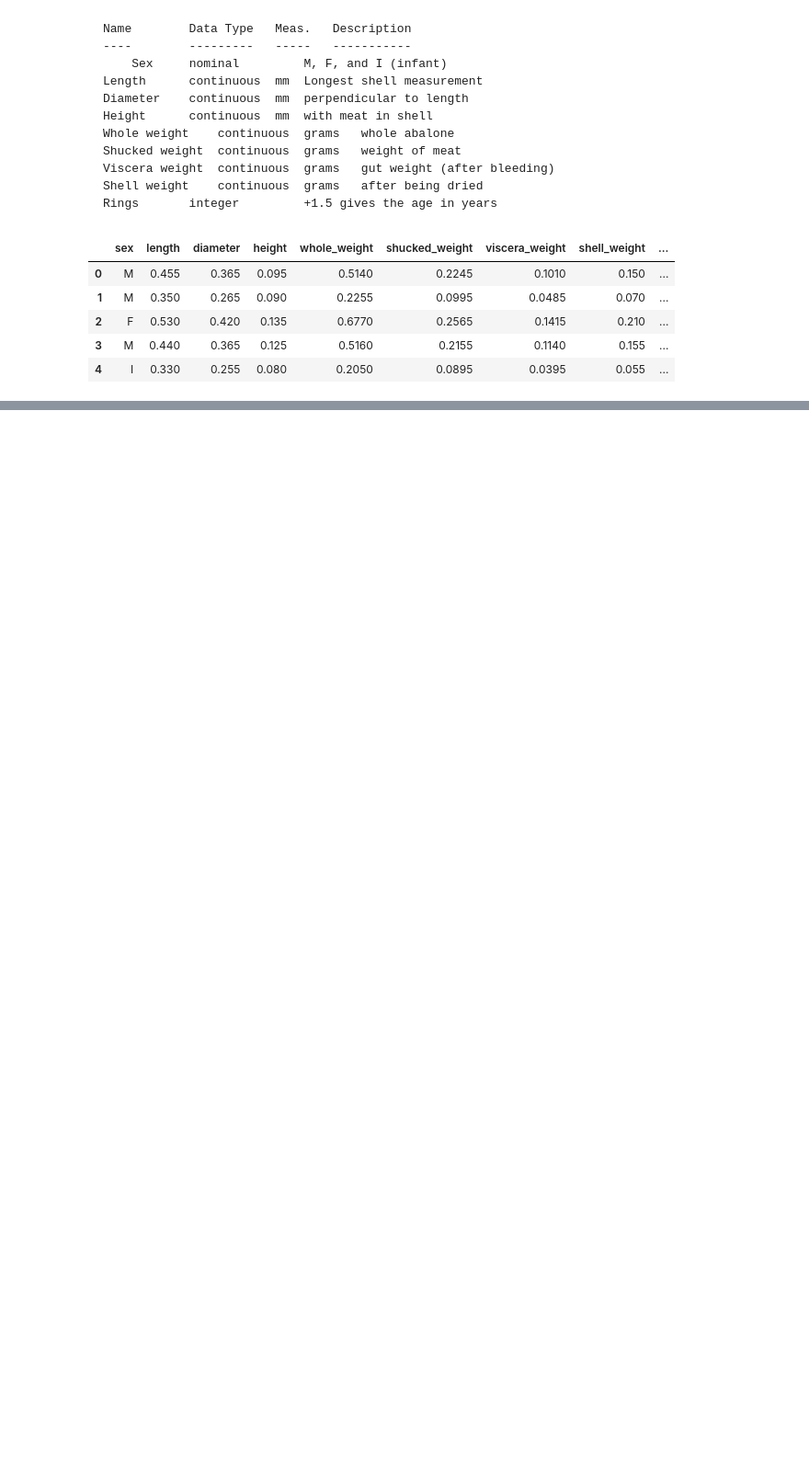
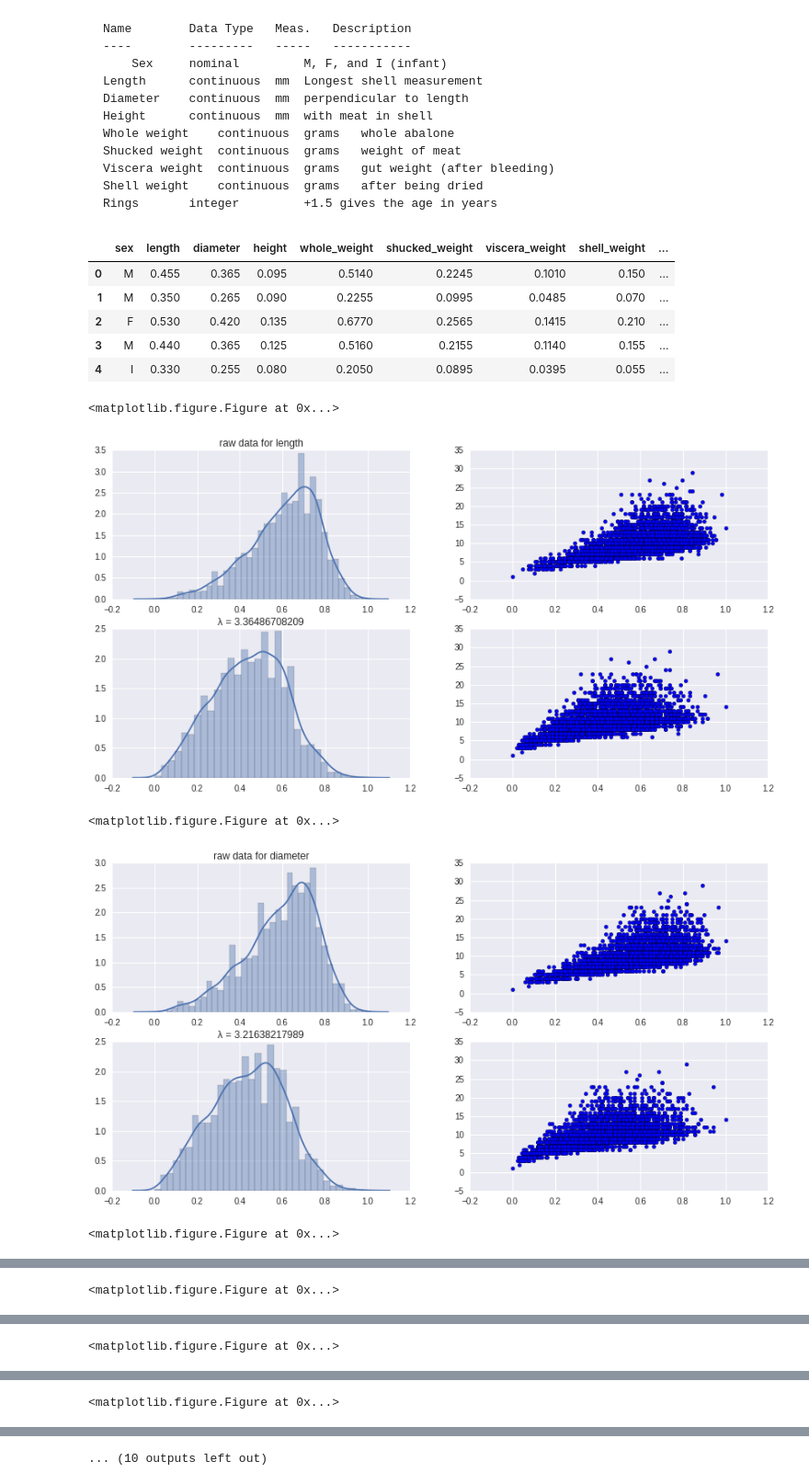
Before and after one commit to krenzland/prior-information, a Jupyter notebook: notebooks/011-Abalone.ipynb, the cells around one changed output, grey strips where cells are left out. Shown at 92% size. Cells and saved outputs as stored; diff of their text form; code cells hidden in the pictures; blank space fills up the shorter version.

```diff
--- a/notebooks/011-Abalone.ipynb
+++ b/notebooks/011-Abalone.ipynb
@@ -34,3 +37,9 @@ df = pd.get_dummies(df)
 _, df = scale(df)
 # %%
-#lambdas = plot_cox_df(df)
+lambdas = plot_cox_df(df)
+# %% [output]
+<matplotlib.figure.Figure at 0x...>
+[figure, added]
+<matplotlib.figure.Figure at 0x...>
+[figure, added]
+<matplotlib.figure.Figure at 0x...>
@@ -36,0 +47 @@ _, df = scale(df)
+<matplotlib.figure.Figure at 0x...>
@@ -36,0 +49 @@ _, df = scale(df)
+<matplotlib.figure.Figure at 0x...>
@@ -36,0 +51 @@ _, df = scale(df)
+<matplotlib.figure.Figure at 0x...>
@@ -37,3 +53,4 @@ _, df = scale(df)
+... (10 outputs left out)
 # %%
 lambdas = { 'diameter': 3.2163821798943193,
             'height': -1.9914054656190996,
```
Also changed, not shown: parts of 6 cells of this notebook, 1 other file.
